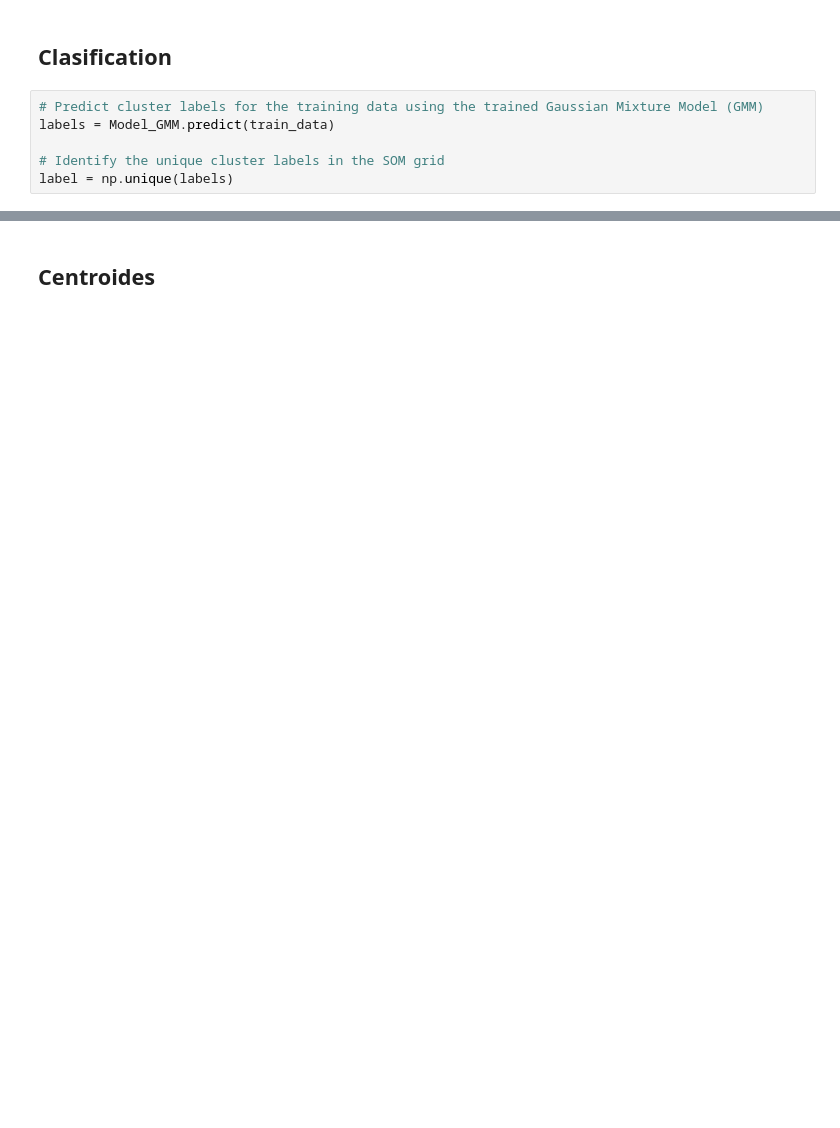
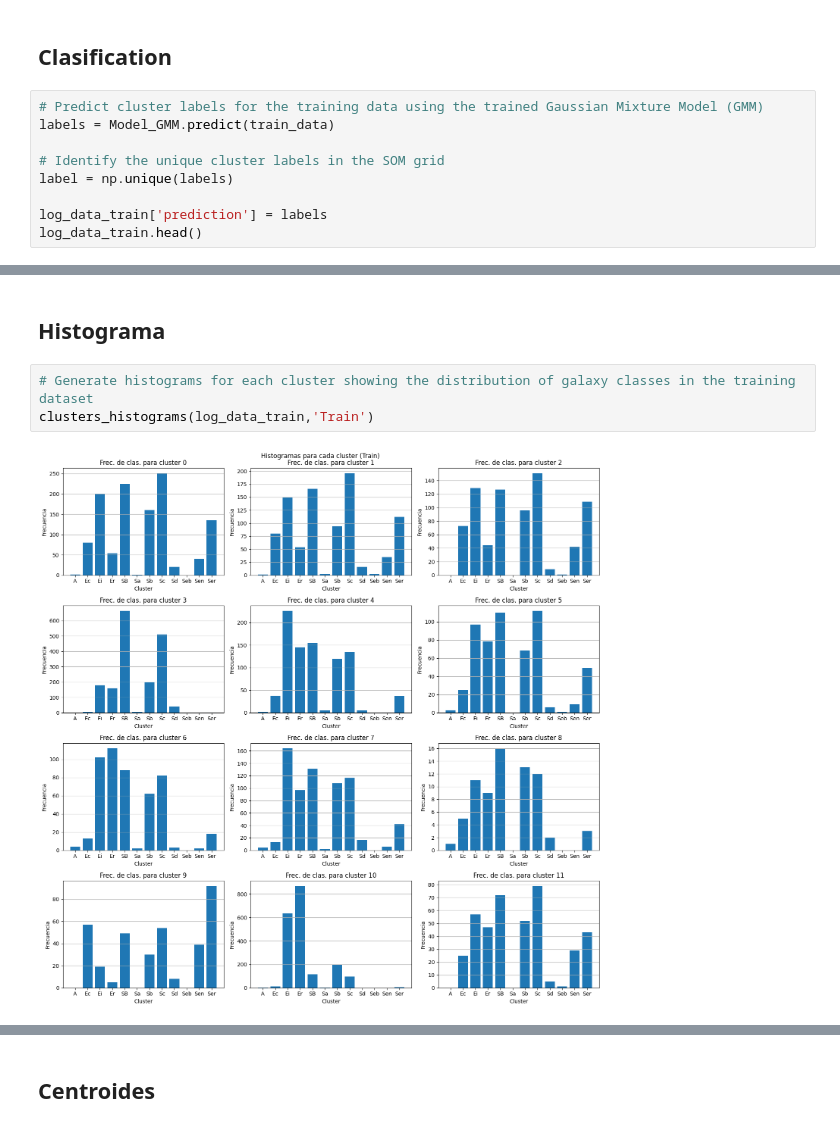
Before and after one commit to Tonathiu-Pina/Classify_galaxies_with_Unsupervised_and_Supervised_learning, a Jupyter notebook: Unsupervised_ML/5_Apply_Gaussian_Mixture_Models.ipynb, the cells around one changed output, grey strips where cells are left out. Saved outputs shown, nothing was run; the diff lists cells and outputs as text; blank space fills up the shorter version.

```diff
--- a/Unsupervised_ML/5_Apply_Gaussian_Mixture_Models.ipynb
+++ b/Unsupervised_ML/5_Apply_Gaussian_Mixture_Models.ipynb
@@ -252,3 +429,6 @@ labels = Model_GMM.predict(train_data)
 
 # Identify the unique cluster labels in the SOM grid
 label = np.unique(labels)
+
+log_data_train['prediction'] = labels
+log_data_train.head()
@@ -254,0 +442,7 @@ label = np.unique(labels)
+# %% [markdown]
+## Histograma
+# %%
+# Generate histograms for each cluster showing the distribution of galaxy classes in the training dataset
+clusters_histograms(log_data_train,'Train')
+# %% [output]
+[figure, added]
```
Also changed, not shown: parts of 34 cells of this notebook, 2 other files.
